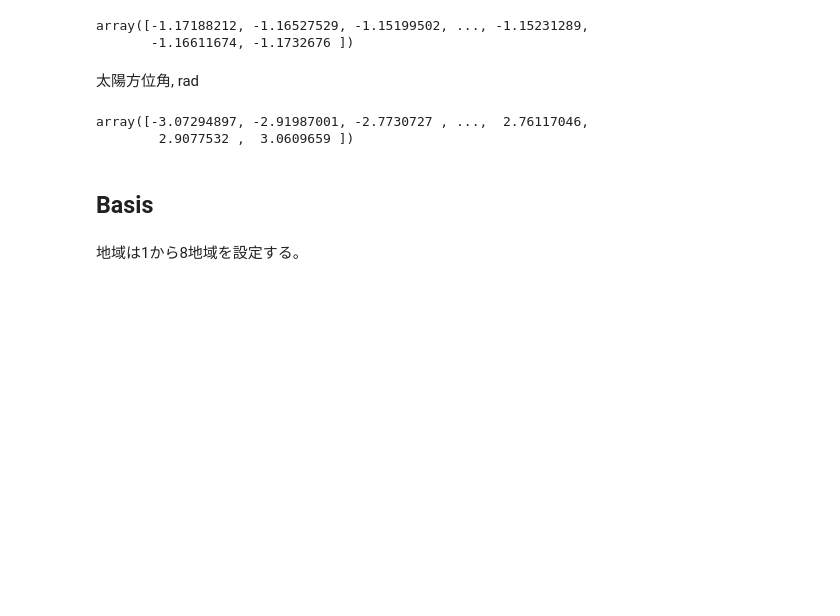
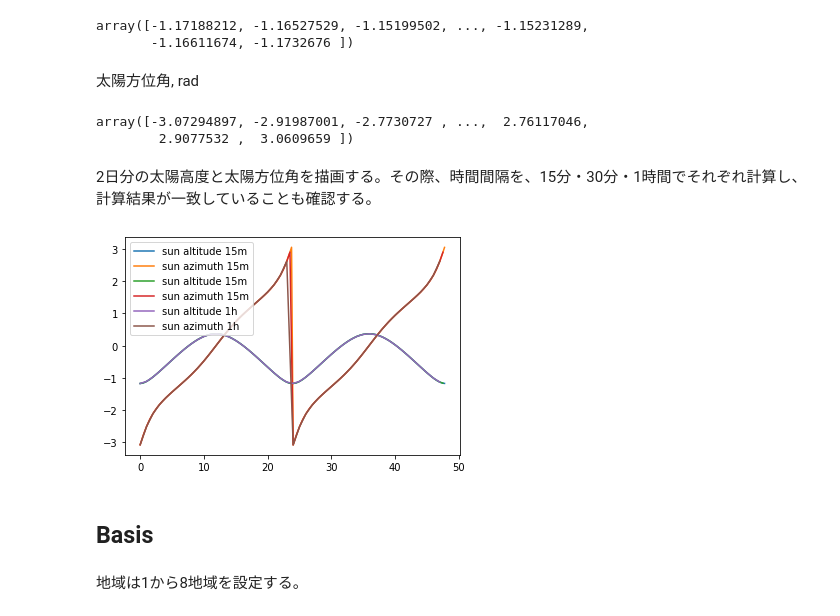
Before and after one commit to BRI-EES-House/heat_load_calc, a Jupyter notebook: notebook/weather/solar_position.ipynb, the cells around one changed output. Drawn from its saved outputs; the diff is of its cells as text; code cells hidden in the pictures; blank space fills up the shorter version.

Commit message:
[update] jupyter notebook を interval 指定に対応させる。

```diff
--- a/notebook/weather/solar_position.ipynb
+++ b/notebook/weather/solar_position.ipynb
@@ -55,6 +61,29 @@ a_sun
 # %% [output]
 array([-3.07294897, -2.91987001, -2.7730727 , ...,  2.76117046,
         2.9077532 ,  3.0609659 ])
+# %% [markdown]
+2日分の太陽高度と太陽方位角を描画する。その際、時間間隔を、15分・30分・1時間でそれぞれ計算し、計算結果が一致していることも確認する。
+# %%
+h_sun_15m, a_sun_15m = solar_position.calc_solar_position(phi_loc=0.8, lambda_loc= 2.4, interval='15m')
+h_sun_30m, a_sun_30m = solar_position.calc_solar_position(phi_loc=0.8, lambda_loc= 2.4, interval='30m')
+h_sun_1h, a_sun_1h = solar_position.calc_solar_position(phi_loc=0.8, lambda_loc= 2.4, interval='1h')
+
+x_15m = np.arange(192)/4.0
+plt.plot(x_15m, h_sun_15m[0: 192], label='sun altitude 15m')
+plt.plot(x_15m, a_sun_15m[0: 192], label='sun azimuth 15m')
+
+x_30m = np.arange(96)/2.0
+plt.plot(x_30m, h_sun_30m[0: 96], label='sun altitude 15m')
+plt.plot(x_30m, a_sun_30m[0: 96], label='sun azimuth 15m')
+
+x_1h = np.arange(48)/1.0
+plt.plot(x_1h, h_sun_1h[0: 48], label='sun altitude 1h')
+plt.plot(x_1h, a_sun_1h[0: 48], label='sun azimuth 1h')
+
+plt.legend()
+plt.show()
+# %% [output]
+[figure, added]
 # %% [markdown]
 ## Basis
 # %% [markdown]
```
Also changed, not shown: parts of 10 cells of this notebook.
